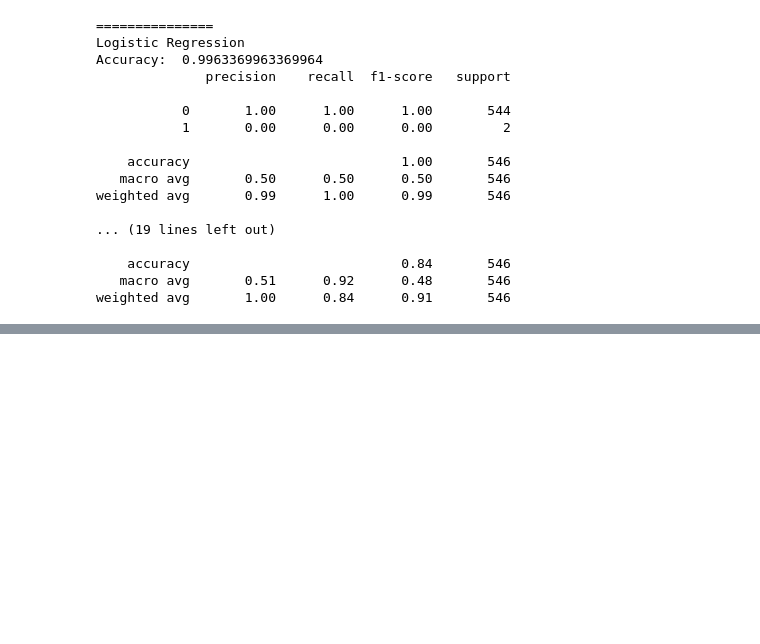
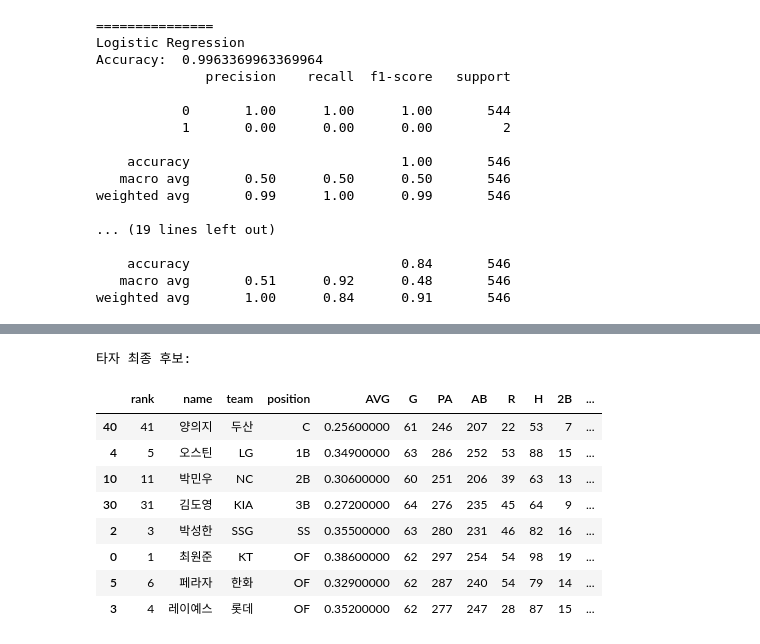
Before and after one commit to dohee-jin/data-mining-final-project, a Jupyter notebook: notebooks/kbo_analysis.ipynb, the cells around one changed output, grey strips where cells are left out. Drawn from its saved outputs; the diff is of its cells as text; code cells hidden in the pictures; blank space fills up the shorter version.

```diff
--- a/notebooks/kbo_analysis.ipynb
+++ b/notebooks/kbo_analysis.ipynb
@@ -1153,0 +1267,35 @@ Pipeline(steps=[('imputer', SimpleImputer(strategy='median')),
+# %%
+# 타자 최종후보
+
+# 타자 예측 확률 기준 정렬
+hitter_result = hitter_2026_model.sort_values(
+    "goldenglove_probability",
+    ascending=False
+)
+
+selected_hitters = []
+
+for pos in ["C", "1B", "2B", "3B", "SS", "DH"]:
+    temp = hitter_result[hitter_result["position"] == pos].head(1)
+    if len(temp) > 0:
+        selected_hitters.append(temp)
+
+of_top3 = hitter_result[hitter_result["position"] == "OF"].head(3)
+if len(of_top3) > 0:
+    selected_hitters.append(of_top3)
+
+final_hitter_candidates = pd.concat(selected_hitters)
+
+print("타자 최종 후보: ")
+final_hitter_candidates.head(30)
+# %% [output]
+타자 최종 후보:
+|  | rank | name | team | position | AVG | G | PA | AB | R | H | 2B | ... |
+| 40 | 41 | 양의지 | 두산 | C | 0.25600000 | 61 | 246 | 207 | 22 | 53 | 7 | ... |
+| 4 | 5 | 오스틴 | LG | 1B | 0.34900000 | 63 | 286 | 252 | 53 | 88 | 15 | ... |
+| 10 | 11 | 박민우 | NC | 2B | 0.30600000 | 60 | 251 | 206 | 39 | 63 | 13 | ... |
+| 30 | 31 | 김도영 | KIA | 3B | 0.27200000 | 64 | 276 | 235 | 45 | 64 | 9 | ... |
+| 2 | 3 | 박성한 | SSG | SS | 0.35500000 | 63 | 280 | 231 | 46 | 82 | 16 | ... |
+| 0 | 1 | 최원준 | KT | OF | 0.38600000 | 62 | 297 | 254 | 54 | 98 | 19 | ... |
+| 5 | 6 | 페라자 | 한화 | OF | 0.32900000 | 62 | 287 | 240 | 54 | 79 | 14 | ... |
+| 3 | 4 | 레이예스 | 롯데 | OF | 0.35200000 | 62 | 277 | 247 | 28 | 87 | 15 | ... |
```
Also changed, not shown: parts of 11 cells of this notebook.
